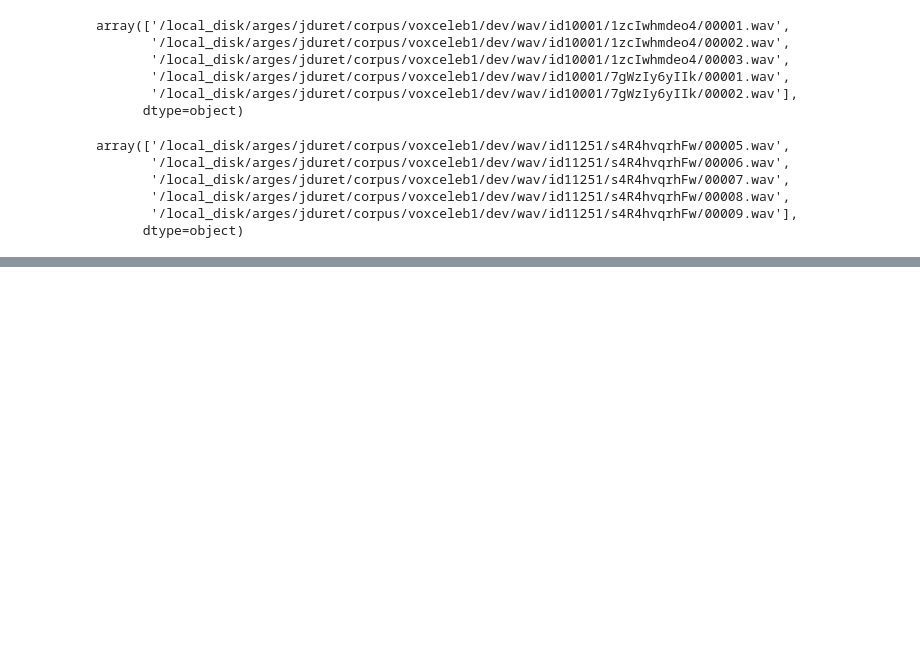
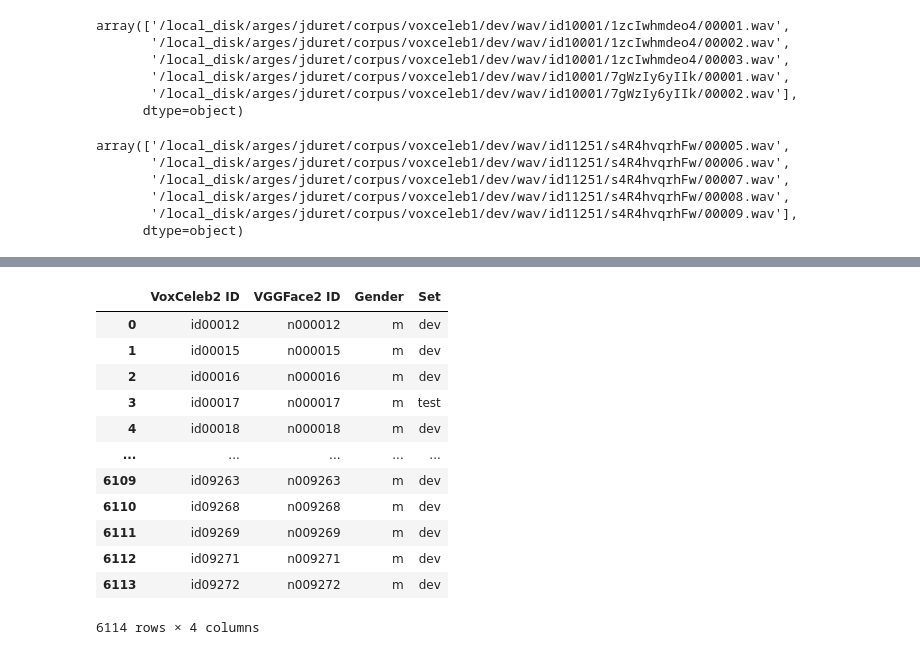
Before and after one commit to MichelMarieLamah13/BA-LR, a Jupyter notebook: explanability.ipynb, the cells around one changed output, grey strips where cells are left out. Saved outputs shown, nothing was run; the diff lists cells and outputs as text; code cells hidden in the pictures; blank space fills up the shorter version.

```diff
--- a/explanability.ipynb
+++ b/explanability.ipynb
@@ -66,0 +167,18 @@ array(['/local_disk/arges/jduret/corpus/voxceleb1/dev/wav/id11251/s4R4hvqrhFw/00
+# %%
+meta_vox2 = pd.read_csv("data/vox2_meta.csv")
+# %%
+meta_vox2
+# %% [output]
+|  | VoxCeleb2 ID | VGGFace2 ID | Gender | Set |
+| 0 | id00012 | n000012 | m | dev |
+| 1 | id00015 | n000015 | m | dev |
+| 2 | id00016 | n000016 | m | dev |
+| 3 | id00017 | n000017 | m | test |
+| 4 | id00018 | n000018 | m | dev |
+| ... | ... | ... | ... | ... |
+| 6109 | id09263 | n009263 | m | dev |
+| 6110 | id09268 | n009268 | m | dev |
+| 6111 | id09269 | n009269 | m | dev |
+| 6112 | id09271 | n009271 | m | dev |
+| 6113 | id09272 | n009272 | m | dev |
+6114 rows × 4 columns
```
Also changed, not shown: parts of 25 cells of this notebook, 5 other files.
